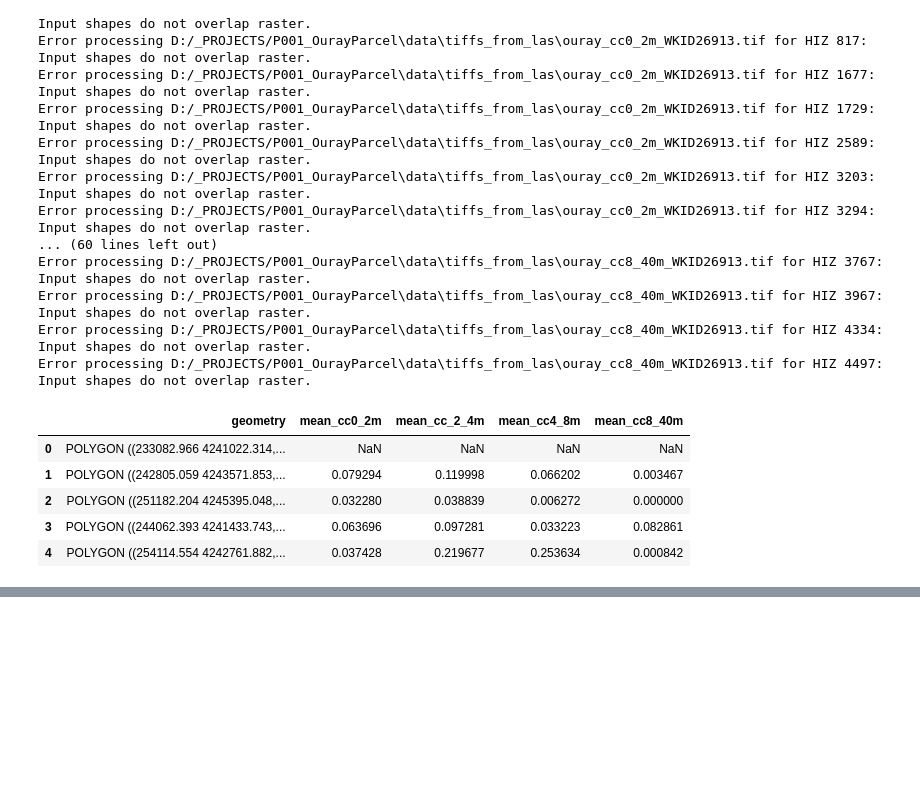
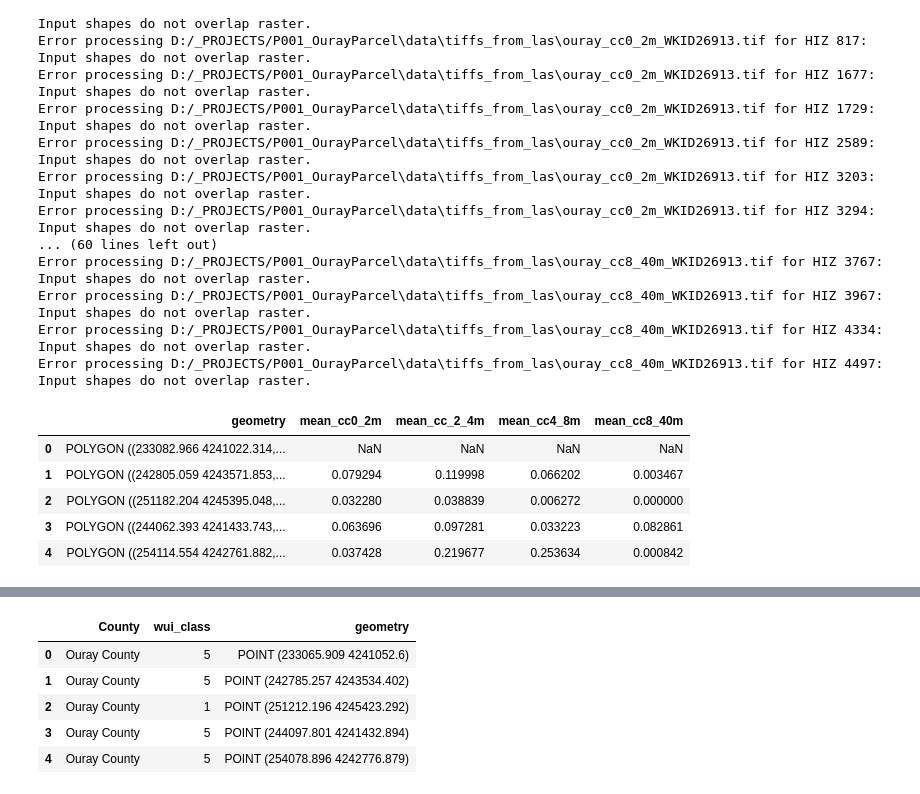
Before and after one commit to bryceayoung/ouray, a Jupyter notebook: workflows/hiz/ouray_hiz.ipynb, the cells around one changed output, grey strips where cells are left out. Cells and saved outputs as stored; diff of their text form; code cells hidden in the pictures; blank space fills up the shorter version.

```diff
--- a/workflows/hiz/ouray_hiz.ipynb
+++ b/workflows/hiz/ouray_hiz.ipynb
@@ -208,0 +233,9 @@ Error processing D:/_PROJECTS/P001_OurayParcel\data\tiffs_from_las\ouray_cc8_40m
+# %%
+mbf1.head()
+# %% [output]
+|  | County | wui_class | geometry |
+| 0 | Ouray County | 5 | POINT (233065.909 4241052.6) |
+| 1 | Ouray County | 5 | POINT (242785.257 4243534.402) |
+| 2 | Ouray County | 1 | POINT (251212.196 4245423.292) |
+| 3 | Ouray County | 5 | POINT (244097.801 4241432.894) |
+| 4 | Ouray County | 5 | POINT (254078.896 4242776.879) |
```
Also changed, not shown: parts of 25 cells of this notebook.
